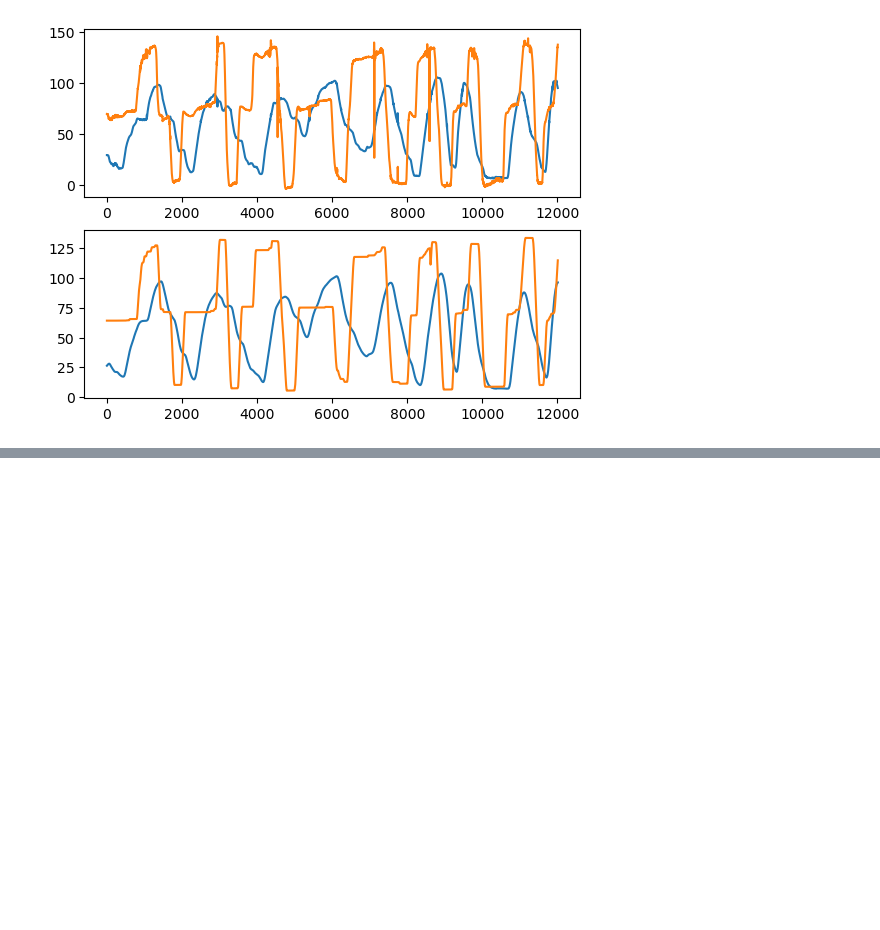
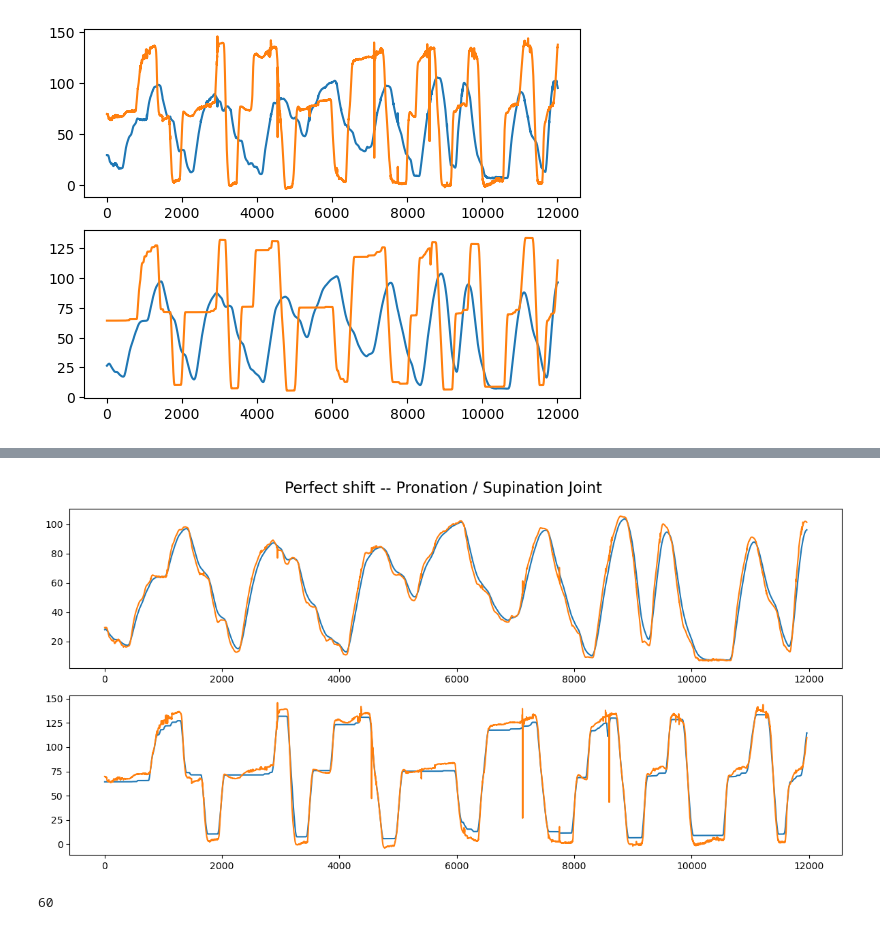
Before and after one commit to gjmm07/Masterthesis, a Jupyter notebook: Latency.ipynb, the cells around one changed output, grey strips where cells are left out. Drawn from its saved outputs; the diff is of its cells as text; code cells hidden in the pictures; blank space fills up the shorter version.

```diff
--- a/Latency.ipynb
+++ b/Latency.ipynb
@@ -68,0 +85,13 @@ axs[1].plot(dataset[0].mocap_joints[:-min_idx, 1])
+# %%
+fig, axs = plt.subplots(2, figsize=(12, 6))
+fig.suptitle("Perfect shift -- Pronation / Supination Joint", fontsize=16)
+plot_shift(min_indices[1], axs)
+plt.tight_layout()
+# %% [output]
+[figure, added]
+# %%
+# best time shift considering both joints 60 samples --> 600 ms obisouly way too much to use emg as predictor
+best_shift = int(sum(min_indices) / 2)
+best_shift
+# %% [output]
+60
```
Also changed, not shown: parts of 15 cells of this notebook, 2 other files.
